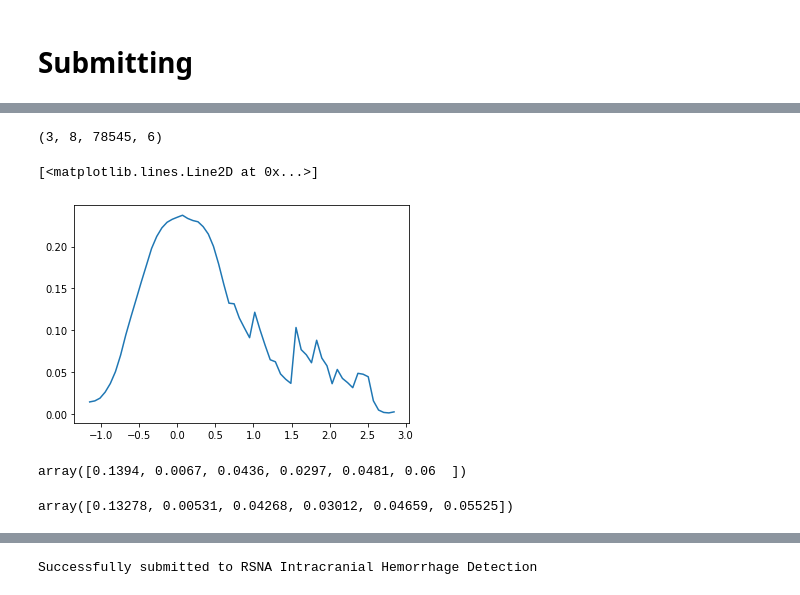
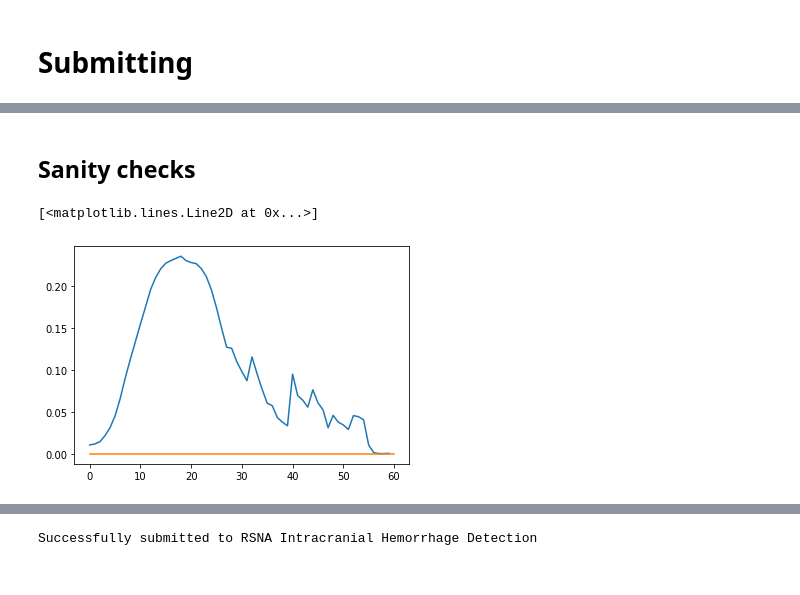
Before and after one commit to nosound2/RSNA-Hemorrhage, a Jupyter notebook: notebooks/Ensembling.ipynb, the cells around one changed output, grey strips where cells are left out. Saved outputs shown, nothing was run; the diff lists cells and outputs as text; code cells hidden in the pictures.

```diff
--- a/notebooks/Ensembling.ipynb
+++ b/notebooks/Ensembling.ipynb
@@ -952,2 +545,7 @@ preds = pickle.load(open(PATH_WORK/'preds_d{}_v{}'.format(9, VERSION),'rb'))
+# %%
+preds_y = np.concatenate([preds_y3.mean((1,2)), preds_y5.mean((1,2))],axis=0)
+# %%
+preds_y = preds_y[:,test_md.yuval_idx]
+preds_y = preds_y[:,:,np.array([5,0,1,2,3,4])]
 # %%
 preds = np.concatenate([preds, preds_y], axis=0)
@@ -975,27 +571,15 @@ predictions = preds.mean((0,1))
 stg = time.time()
 
 test_preds_trgt = []
+print('version', VERSION)
 for target in range(6):
 
-    test_preds_folds = []
-    for fold in range(3):
+    my_len = len(my_datasets3) + len(my_datasets5)
+    X = np.stack([preds[:my_len,:,target].mean(0),
+                  preds[my_len:,:,target].mean(0)], axis=0)
 
-        test_preds = []
-        for ds_idx in range(len(preds)):
-            model = pickle.load(open(PATH_DISK/'ensemble'/'model.d{}.f{}.t{}.v{}'
-                                     .format(ds_idx,fold,target,VERSION),'rb'))
-            X,y,ww,ll_train,llw_train,auc_train =  getFirstStepX(None, preds[:,fold], TH=model.prior,
-                                                    powerLow=model.powerLow, powerHigh=model.powerHigh,
-                                                    fold=fold, target=target, ds_idx=ds_idx, mode='test')
-            test_preds.append((X*np.expand_dims(model.x, axis=1)).sum(0))
-
-        X = np.stack(test_preds)
-        model = pickle.load(open(PATH_DISK/'ensemble'/'model.d{}.f{}.t{}.v{}'
-                                 .format(-1,fold,target,VERSION),'rb'))
-        test_preds_folds.append((X*np.expand_dims(model.x, axis=1)).sum(0))
-
-    X = np.stack(test_preds_folds).mean(0)
-    test_preds_trgt.append(X)
+    model = pickle.load(open(PATH_DISK/'ensemble'/'model.f{}.t{}.v{}'.format(fold,target,VERSION),'rb'))
+    test_preds_trgt.append((X*np.expand_dims(model.x, axis=1)).sum(0))
 
 predictions = np.stack(test_preds_trgt,axis=1)
 
@@ -1045,6 +615,0 @@ preds = pickle.load(open(PATH_WORK/'preds_{}_v{}'.format('se_resnext101_32x4d',
-# %%
-preds.shape
-# %% [output]
-(3, 8, 78545, 6)
-# %%
-predictions = preds.mean((0,1,2))
@@ -1051,7 +620,10 @@ predictions = preds.mean((0,1,2))
+# %% [markdown]
+## Sanity checks
 # %%
 test_md['pred_any'] = predictions[:,0]
 # %%
-plt.plot(test_md[['pos_idx1','pred_any']].groupby('pos_idx1').mean())
+plt.plot(test_md[['pos_idx','pred_any']].groupby('pos_idx').mean())
+plt.plot([0,60],[0,0])
 # %% [output]
 [<matplotlib.lines.Line2D at 0x...>]
-[figure, old version]
+[figure, new version]
@@ -1064,8 +629,0 @@ predictions = preds.mean((0,1))
-# %%
-predictions.mean(0)
-# %% [output]
-array([0.1394, 0.0067, 0.0436, 0.0297, 0.0481, 0.06  ])
-# %%
-predictions.mean(0)
-# %% [output]
-array([0.13278, 0.00531, 0.04268, 0.03012, 0.04659, 0.05525])
```
Also changed, not shown: parts of 149 cells of this notebook, 4 other files.
